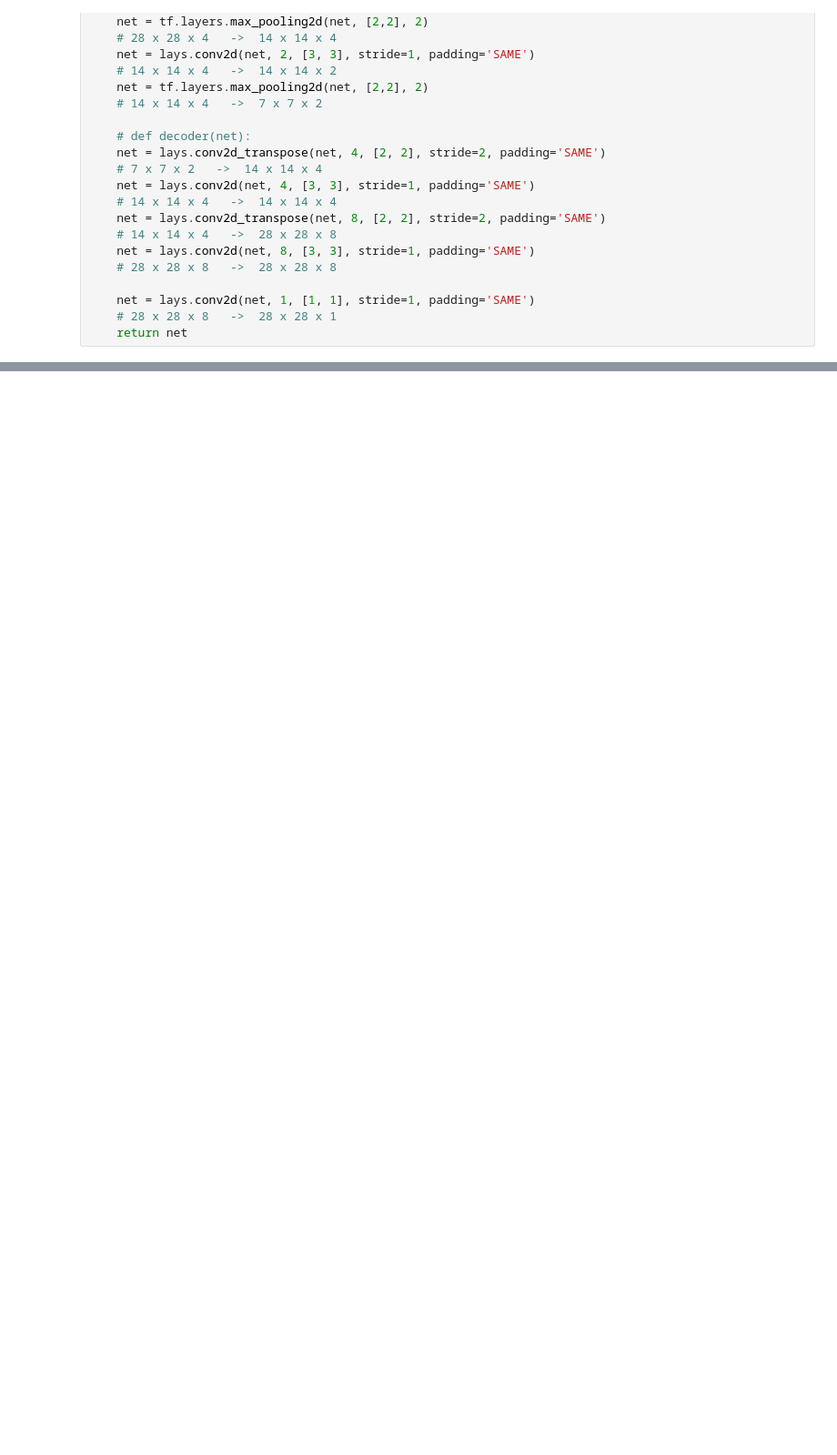
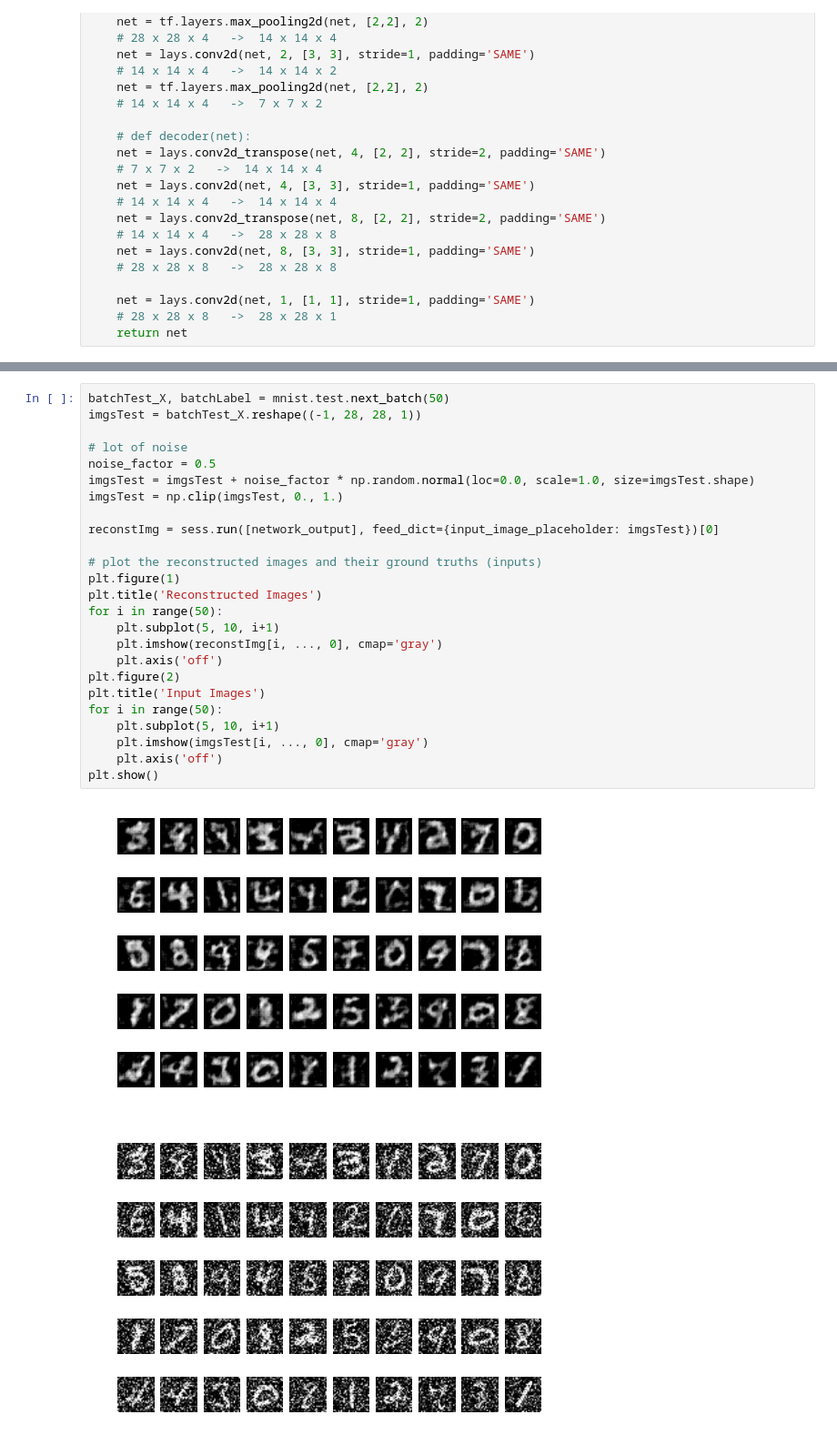
Before and after one commit to dilgers/deep_learning_lab, a Jupyter notebook: Assignment_3/AutoEncoder.ipynb, the cells around one changed output, grey strips where cells are left out. Shown at 91% size. Cells and saved outputs as stored; diff of their text form; blank space fills up the shorter version.

```diff
--- a/Assignment_3/AutoEncoder.ipynb
+++ b/Assignment_3/AutoEncoder.ipynb
@@ -108 +146,29 @@ plt.show()
+# %%
+batchTest_X, batchLabel = mnist.test.next_batch(50)
+imgsTest = batchTest_X.reshape((-1, 28, 28, 1))
+
+# lot of noise
+noise_factor = 0.5
+imgsTest = imgsTest + noise_factor * np.random.normal(loc=0.0, scale=1.0, size=imgsTest.shape)
+imgsTest = np.clip(imgsTest, 0., 1.)
+
+reconstImg = sess.run([network_output], feed_dict={input_image_placeholder: imgsTest})[0]
+
+# plot the reconstructed images and their ground truths (inputs)
+plt.figure(1)
+plt.title('Reconstructed Images')
+for i in range(50):
+    plt.subplot(5, 10, i+1)
+    plt.imshow(reconstImg[i, ..., 0], cmap='gray')
+    plt.axis('off')
+plt.figure(2)
+plt.title('Input Images')
+for i in range(50):
+    plt.subplot(5, 10, i+1)
+    plt.imshow(imgsTest[i, ..., 0], cmap='gray')
+    plt.axis('off')
+plt.show()
+# %% [output]
+[figure, added]
+[figure, added]
 # %% [markdown]
```
Also changed, not shown: parts of 18 cells of this notebook.
